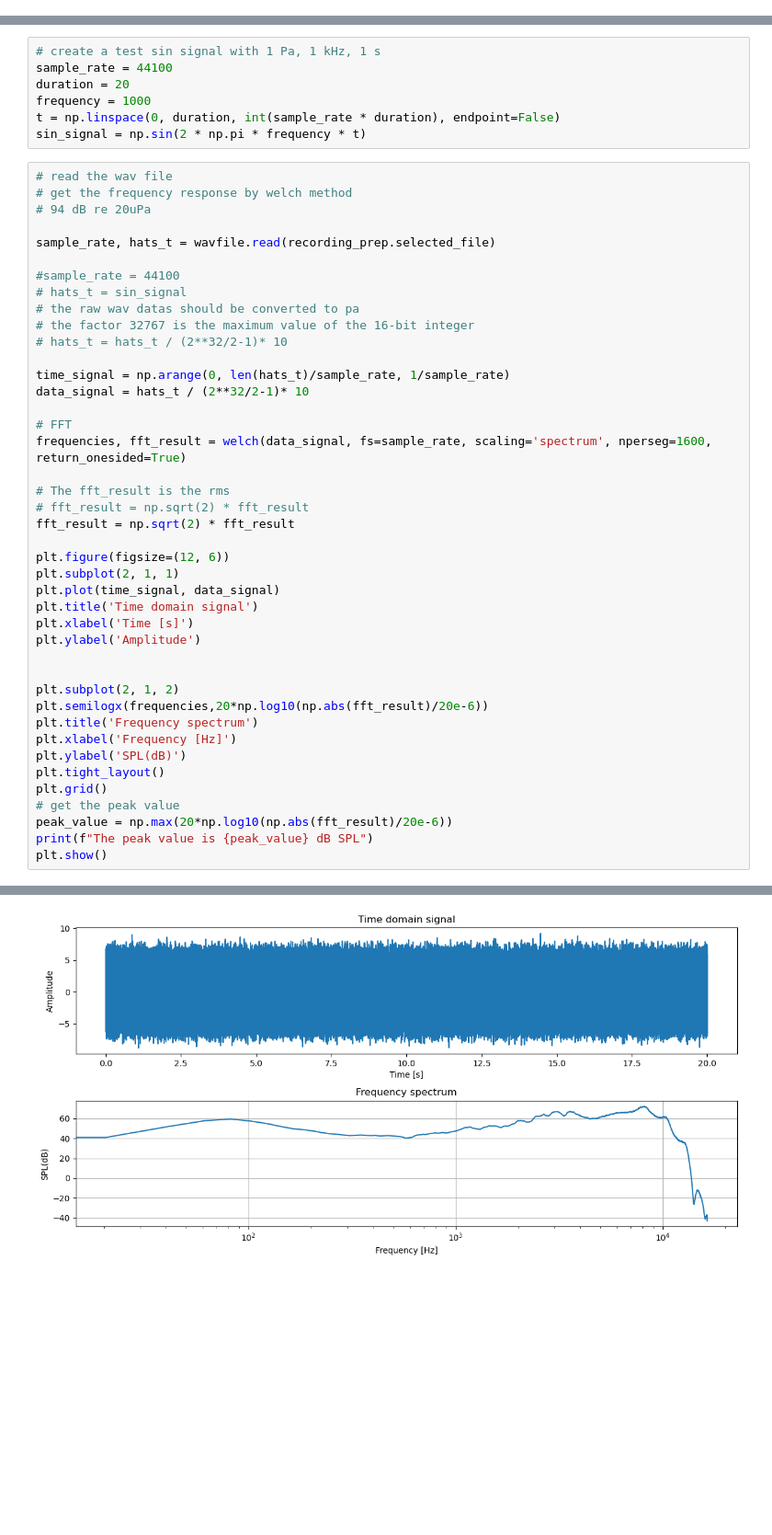
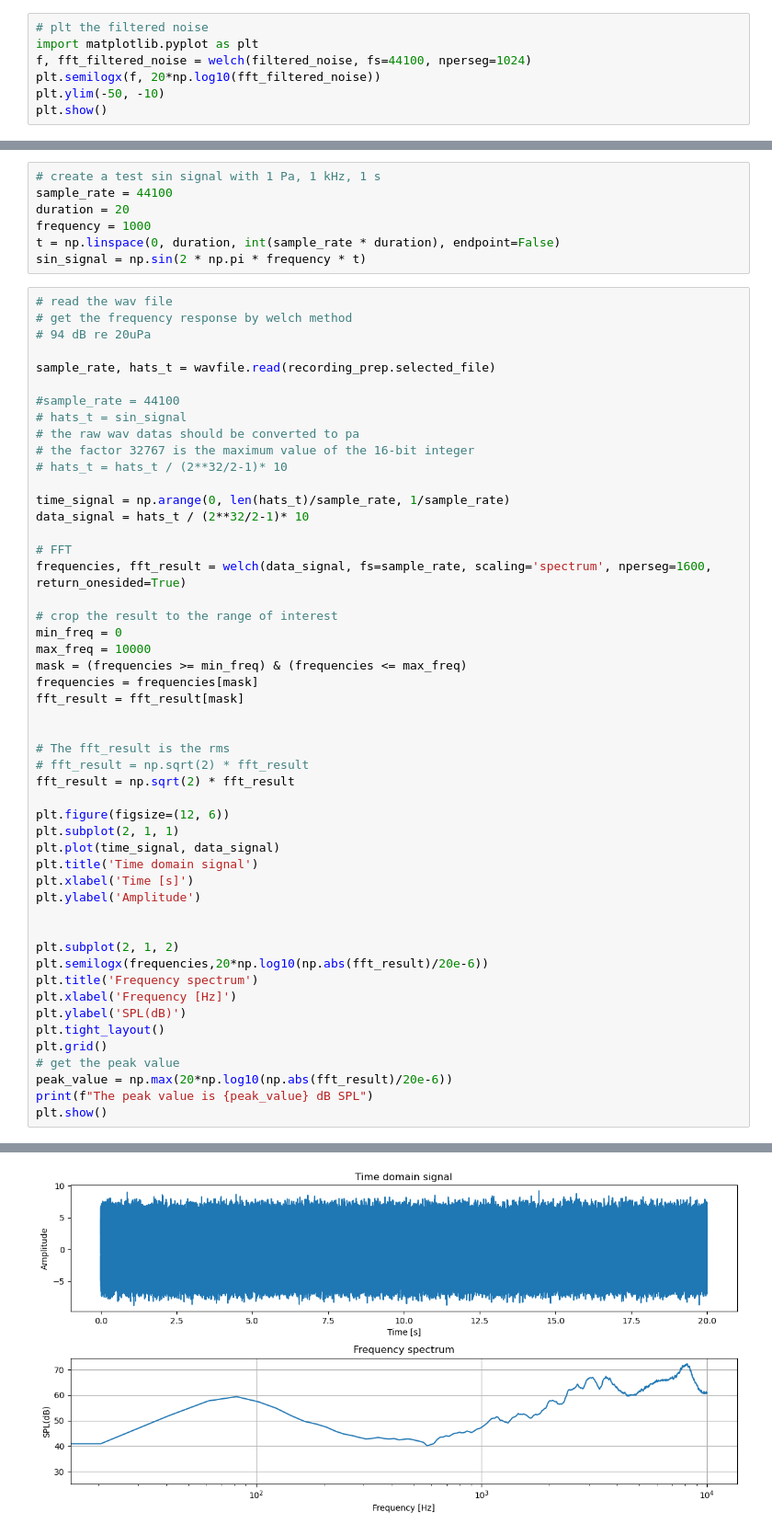
Before and after one commit to 1ieng2en/3d_beamforming, a Jupyter notebook: Measurement.ipynb, the cells around one changed output, grey strips where cells are left out. Shown at 92% size. Cells and saved outputs as stored; diff of their text form; blank space fills up the shorter version.

```diff
--- a/Measurement.ipynb
+++ b/Measurement.ipynb
@@ -68,0 +89,7 @@ band_limited_noise = band_limited_white_noise(20, 12000, duration)
+# %%
+# plt the filtered noise
+import matplotlib.pyplot as plt
+f, fft_filtered_noise = welch(filtered_noise, fs=44100, nperseg=1024)
+plt.semilogx(f, 20*np.log10(fft_filtered_noise))
+plt.ylim(-50, -10)
+plt.show()
@@ -158,34 +184,42 @@ time_signal = np.arange(0, len(hats_t)/sample_rate, 1/sample_rate)
 data_signal = hats_t / (2**32/2-1)* 10
 
 # FFT
 frequencies, fft_result = welch(data_signal, fs=sample_rate, scaling='spectrum', nperseg=1600, return_onesided=True)
+
+# crop the result to the range of interest
+min_freq = 0
+max_freq = 10000
+mask = (frequencies >= min_freq) & (frequencies <= max_freq)
+frequencies = frequencies[mask]
+fft_result = fft_result[mask]
+
 
 # The fft_result is the rms
 # fft_result = np.sqrt(2) * fft_result
 fft_result = np.sqrt(2) * fft_result
 
 plt.figure(figsize=(12, 6))
 plt.subplot(2, 1, 1)
 plt.plot(time_signal, data_signal)
 plt.title('Time domain signal')
 plt.xlabel('Time [s]')
 plt.ylabel('Amplitude')
 
 
 plt.subplot(2, 1, 2)
 plt.semilogx(frequencies,20*np.log10(np.abs(fft_result)/20e-6))
 plt.title('Frequency spectrum')
 plt.xlabel('Frequency [Hz]')
 plt.ylabel('SPL(dB)')
 plt.tight_layout()
 plt.grid()
 # get the peak value
 peak_value = np.max(20*np.log10(np.abs(fft_result)/20e-6))
 print(f"The peak value is {peak_value} dB SPL")
 plt.show()
 # %% [output]
 The peak value is 72.32550770405736 dB SPL
-[figure, old version]
+[figure, new version]
 # %%
 # based on the spectrum I get, revert it, then get a filter
 # the filter is used to filter the original signal
```
Also changed, not shown: parts of 11 cells of this notebook, 12 other files.
